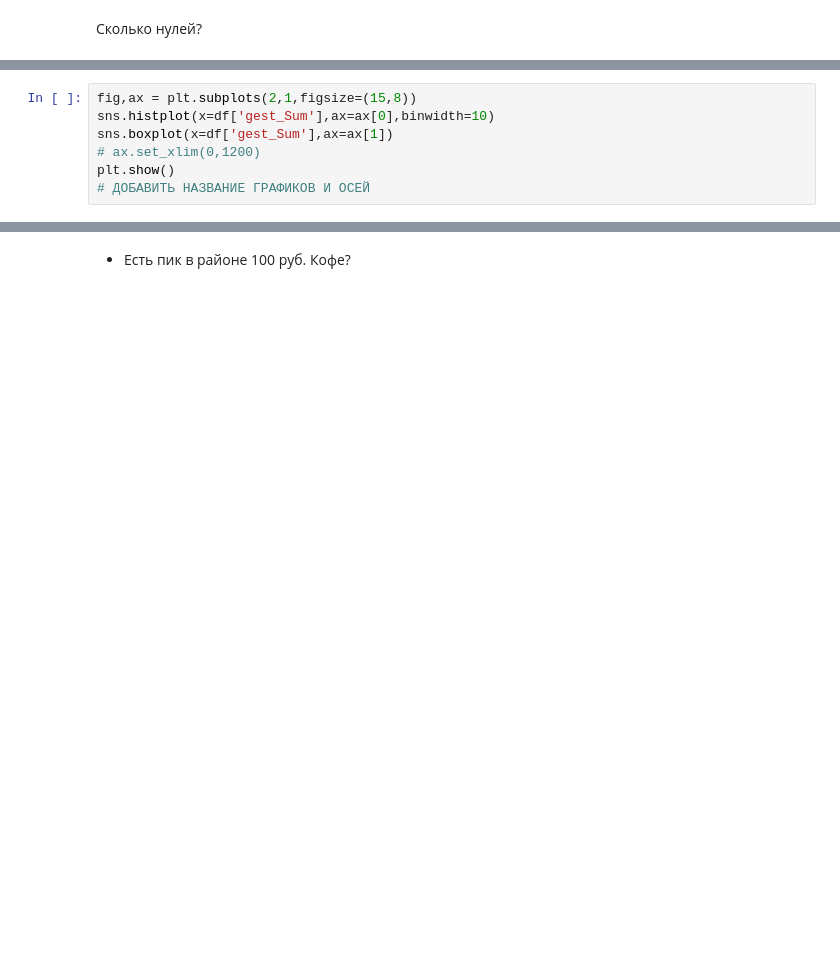
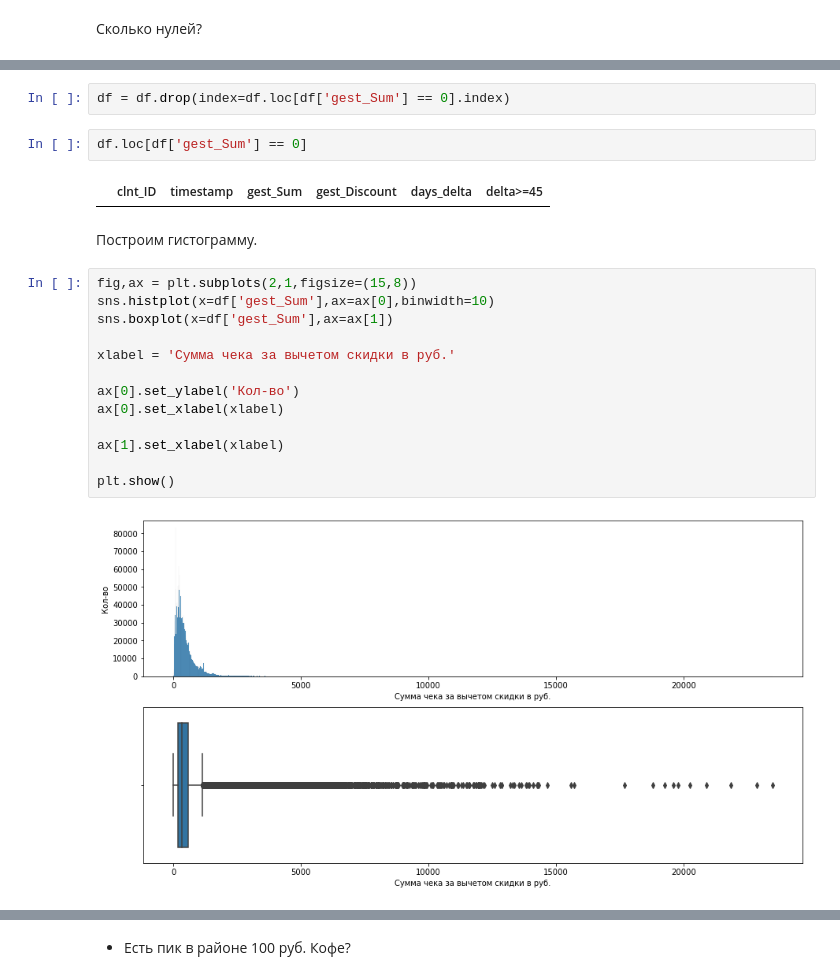
Before and after one commit to snakerzr/cupcake_churn_prediction, a Jupyter notebook: notebook.ipynb, the cells around one changed output, grey strips where cells are left out. Saved outputs shown, nothing was run; the diff lists cells and outputs as text; blank space fills up the shorter version.

```diff
--- a/notebook.ipynb
+++ b/notebook.ipynb
@@ -801,7 +766,23 @@ describe(df['gest_Sum'])
+# %%
+df = df.drop(index=df.loc[df['gest_Sum'] == 0].index)
+# %%
+df.loc[df['gest_Sum'] == 0]
+# %% [output]
+|  | clnt_ID | timestamp | gest_Sum | gest_Discount | days_delta | delta>=45 |
+# %% [markdown]
+Построим гистограмму.
 # %%
 fig,ax = plt.subplots(2,1,figsize=(15,8))
 sns.histplot(x=df['gest_Sum'],ax=ax[0],binwidth=10)
 sns.boxplot(x=df['gest_Sum'],ax=ax[1])
-# ax.set_xlim(0,1200)
+
+xlabel = 'Сумма чека за вычетом скидки в руб.'
+
+ax[0].set_ylabel('Кол-во')
+ax[0].set_xlabel(xlabel)
+
+ax[1].set_xlabel(xlabel)
+
 plt.show()
-# ДОБАВИТЬ НАЗВАНИЕ ГРАФИКОВ И ОСЕЙ
+# %% [output]
+[figure, added]
```
Also changed, not shown: parts of 75 cells of this notebook.
